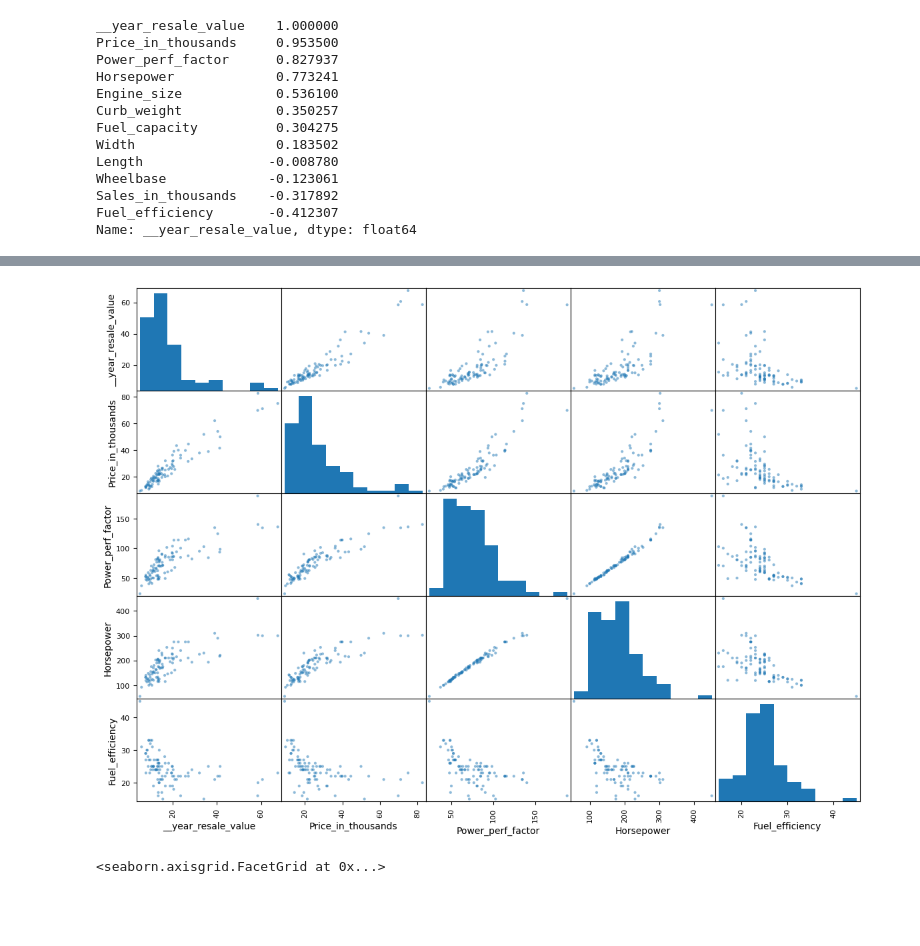
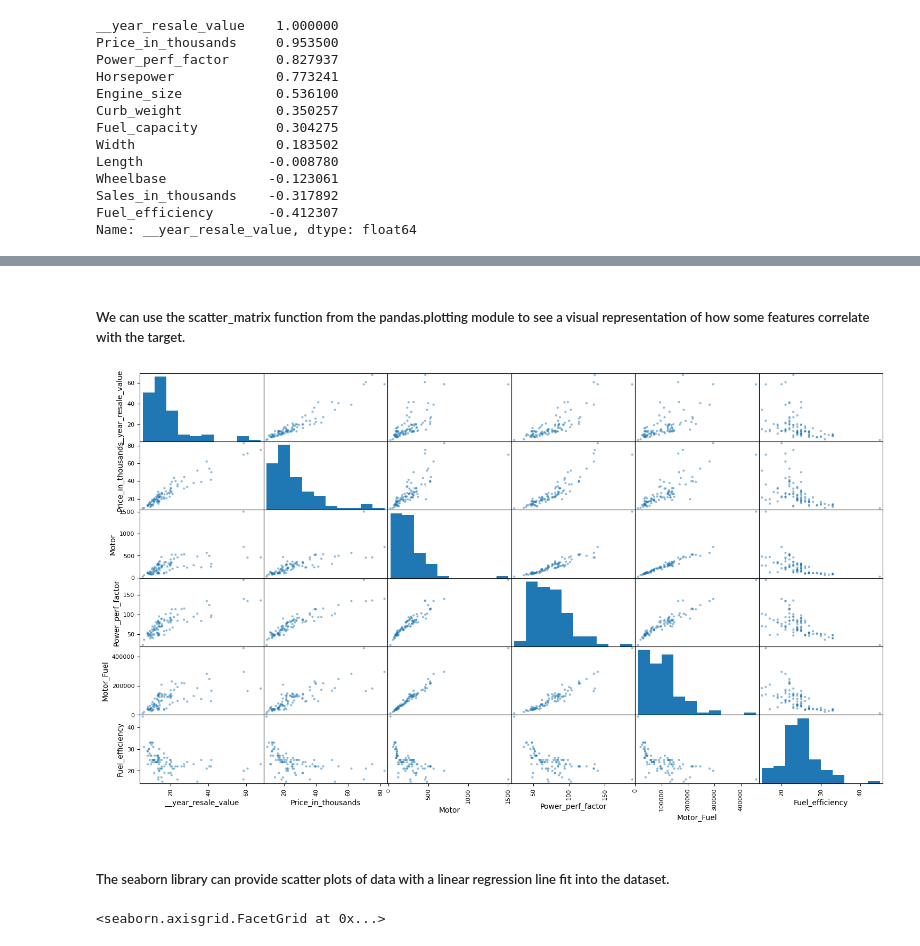
Before and after one commit to JoseAngelMay/ML-Regression-Project-with-Cars-Dataset, a Jupyter notebook: Chapter_2_Proj_cars.ipynb, the cells around one changed output, grey strips where cells are left out. Drawn from its saved outputs; the diff is of its cells as text; code cells hidden in the pictures; blank space fills up the shorter version.

Commit message:
ML_Regression_Project_Cars_Dataset.ipynb

```diff
--- a/Chapter_2_Proj_cars.ipynb
+++ b/Chapter_2_Proj_cars.ipynb
@@ -131,0 +176,4 @@ Name: __year_resale_value, dtype: float64
+# %%
+cars["Motor"] = cars["Engine_size"] * cars["Power_perf_factor"]
+cars["Motor_Fuel"] = cars["Engine_size"] * cars["Fuel_capacity"] * cars["Power_perf_factor"] * cars["Fuel_efficiency"]
+cars["Fuel_range"] = cars["Fuel_capacity"] * cars["Fuel_efficiency"]
@@ -132,12 +201,16 @@ Name: __year_resale_value, dtype: float64
+# %% [markdown]
+##### We can use the scatter_matrix function from the pandas.plotting module to see a visual representation of how some features correlate with the target.
 # %%
 from pandas.plotting import scatter_matrix
 
 attributes = ["__year_resale_value", "Price_in_thousands",
-              "Power_perf_factor", "Horsepower", "Fuel_efficiency"]
-scatter_matrix(cars[attributes], figsize=(14, 10))
+              "Motor", "Power_perf_factor", "Motor_Fuel", "Fuel_efficiency"]
+scatter_matrix(cars[attributes], figsize=(18, 10))
 plt.show()
 # %% [output]
-[figure, old version]
+[figure, new version]
+# %% [markdown]
+##### The seaborn library can provide scatter plots of data with a linear regression line fit into the dataset.
 # %%
 import seaborn as sns
 
```
Also changed, not shown: parts of 68 cells of this notebook.
